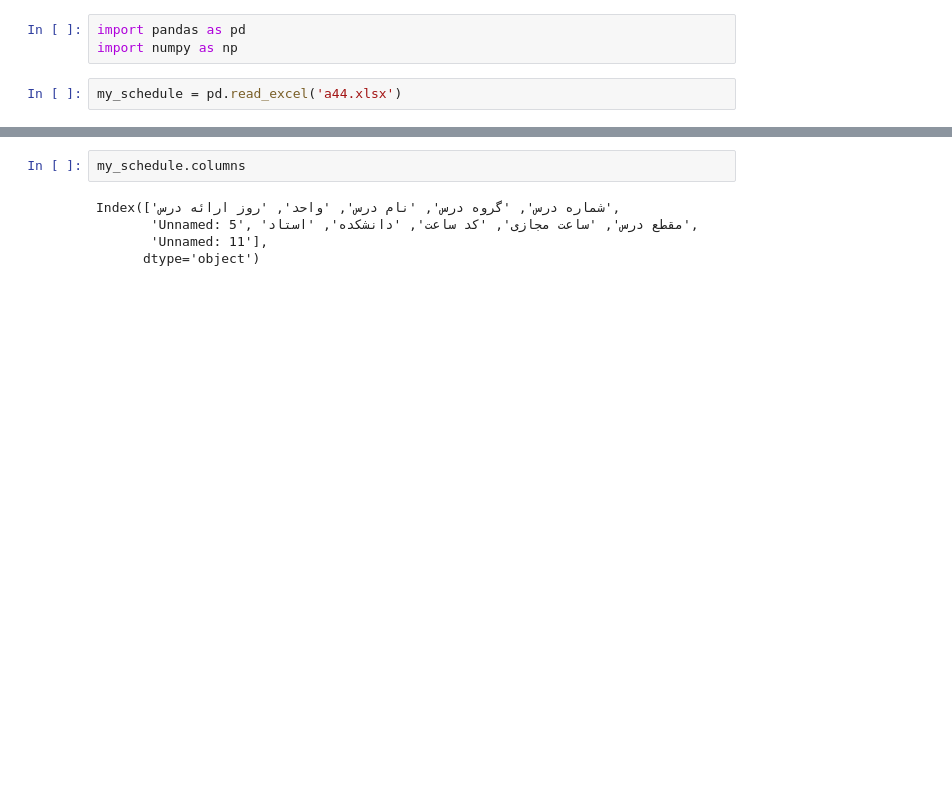
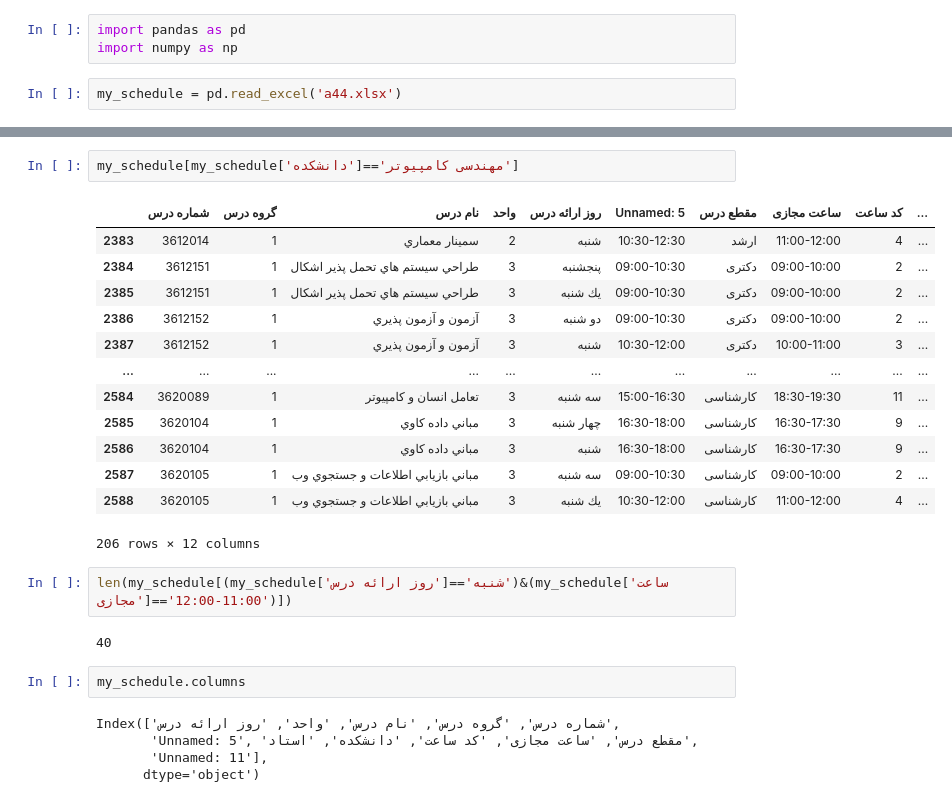
Before and after one commit to sajjad-yazdanparast/virtual_class, a Jupyter notebook: main.ipynb, the cells around one changed output, grey strips where cells are left out. Cells and saved outputs as stored; diff of their text form; blank space fills up the shorter version.

```diff
--- a/main.ipynb
+++ b/main.ipynb
@@ -22,3 +22,23 @@ my_schedule
+# %%
+my_schedule[my_schedule['دانشکده']=='مهندسی کامپیوتر']
+# %% [output]
+|  | شماره درس | گروه درس | نام درس | واحد | روز ارائه درس | Unnamed: 5 | مقطع درس | ساعت مجازی | کد ساعت | ... |
+| 2383 | 3612014 | 1 | سمينار معماري | 2 | شنبه | 10:30-12:30 | ارشد | 11:00-12:00 | 4 | ... |
+| 2384 | 3612151 | 1 | طراحي سيستم هاي تحمل پذير اشكال | 3 | پنجشنبه | 09:00-10:30 | دکتری | 09:00-10:00 | 2 | ... |
+| 2385 | 3612151 | 1 | طراحي سيستم هاي تحمل پذير اشكال | 3 | يك شنبه | 09:00-10:30 | دکتری | 09:00-10:00 | 2 | ... |
+| 2386 | 3612152 | 1 | آزمون و آزمون پذيري | 3 | دو شنبه | 09:00-10:30 | دکتری | 09:00-10:00 | 2 | ... |
+| 2387 | 3612152 | 1 | آزمون و آزمون پذيري | 3 | شنبه | 10:30-12:00 | دکتری | 10:00-11:00 | 3 | ... |
+| ... | ... | ... | ... | ... | ... | ... | ... | ... | ... | ... |
+| 2584 | 3620089 | 1 | تعامل انسان و كامپيوتر | 3 | سه شنبه | 15:00-16:30 | کارشناسی | 18:30-19:30 | 11 | ... |
+| 2585 | 3620104 | 1 | مباني داده كاوي | 3 | چهار شنبه | 16:30-18:00 | کارشناسی | 16:30-17:30 | 9 | ... |
+| 2586 | 3620104 | 1 | مباني داده كاوي | 3 | شنبه | 16:30-18:00 | کارشناسی | 16:30-17:30 | 9 | ... |
+| 2587 | 3620105 | 1 | مباني بازيابي اطلاعات و جستجوي وب | 3 | سه شنبه | 09:00-10:30 | کارشناسی | 09:00-10:00 | 2 | ... |
+| 2588 | 3620105 | 1 | مباني بازيابي اطلاعات و جستجوي وب | 3 | يك شنبه | 10:30-12:00 | کارشناسی | 11:00-12:00 | 4 | ... |
+206 rows × 12 columns
+# %%
+len(my_schedule[(my_schedule['روز ارائه درس']=='شنبه')&(my_schedule['ساعت مجازی']=='11:00-12:00')])
+# %% [output]
+40
 # %%
 my_schedule.columns
 # %% [output]
```
Also changed, not shown: parts of 5 cells of this notebook, 4 other files.
